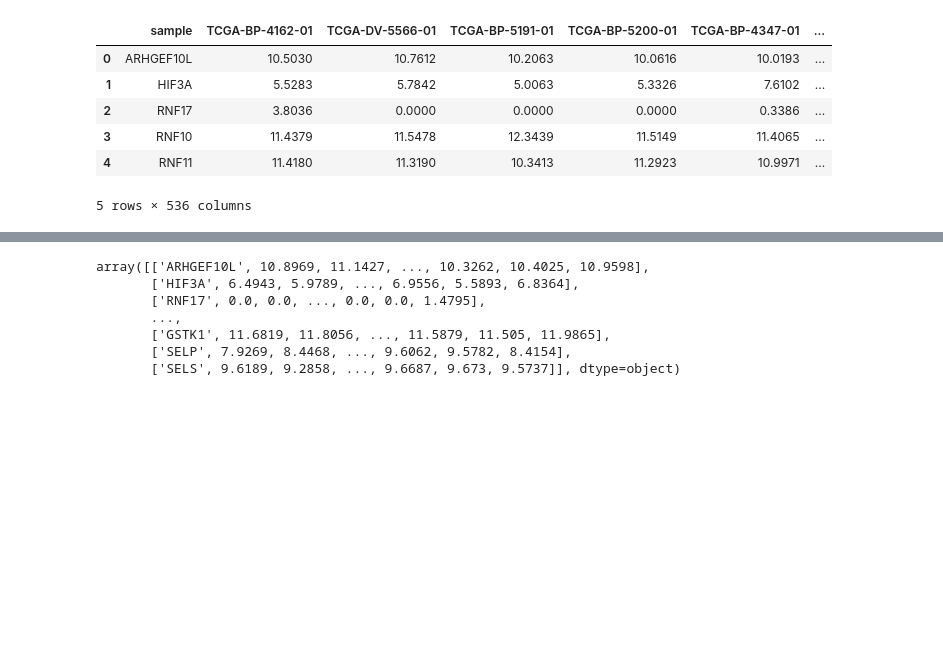
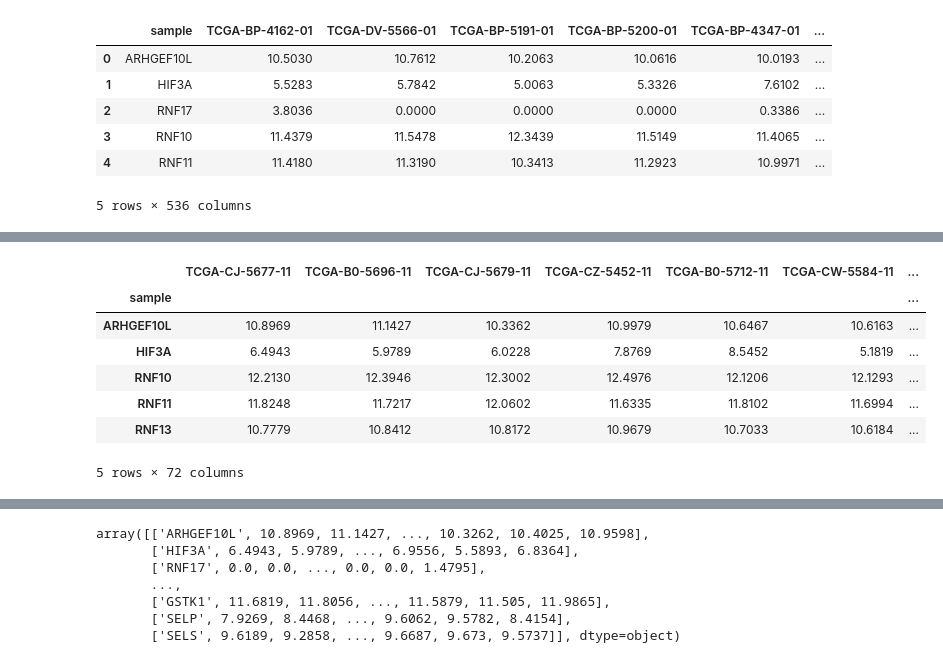
Before and after one commit to francismjenkins/Wrangling_Springboard, a Jupyter notebook: Capstone_Wrangling.ipynb, the cells around one changed output, grey strips where cells are left out. Drawn from its saved outputs; the diff is of its cells as text; code cells hidden in the pictures; blank space fills up the shorter version.

```diff
--- a/Capstone_Wrangling.ipynb
+++ b/Capstone_Wrangling.ipynb
@@ -39,0 +90,2 @@ df1.head()
+# %%
+df1_replace = df1.replace(0.0000, np.nan)
@@ -52,0 +166,12 @@ df2.head()
+# %%
+df1_set = df1_dropped.set_index('sample')
+df1_set.head()
+# %% [output]
+|  | TCGA-CJ-5677-11 | TCGA-B0-5696-11 | TCGA-CJ-5679-11 | TCGA-CZ-5452-11 | TCGA-B0-5712-11 | TCGA-CW-5584-11 | ... |
+| sample |  |  |  |  |  |  | ... |
+| ARHGEF10L | 10.8969 | 11.1427 | 10.3362 | 10.9979 | 10.6467 | 10.6163 | ... |
+| HIF3A | 6.4943 | 5.9789 | 6.0228 | 7.8769 | 8.5452 | 5.1819 | ... |
+| RNF10 | 12.2130 | 12.3946 | 12.3002 | 12.4976 | 12.1206 | 12.1293 | ... |
+| RNF11 | 11.8248 | 11.7217 | 12.0602 | 11.6335 | 11.8102 | 11.6994 | ... |
+| RNF13 | 10.7779 | 10.8412 | 10.8172 | 10.9679 | 10.7033 | 10.6184 | ... |
+5 rows × 72 columns
```
Also changed, not shown: parts of 20 cells of this notebook.
